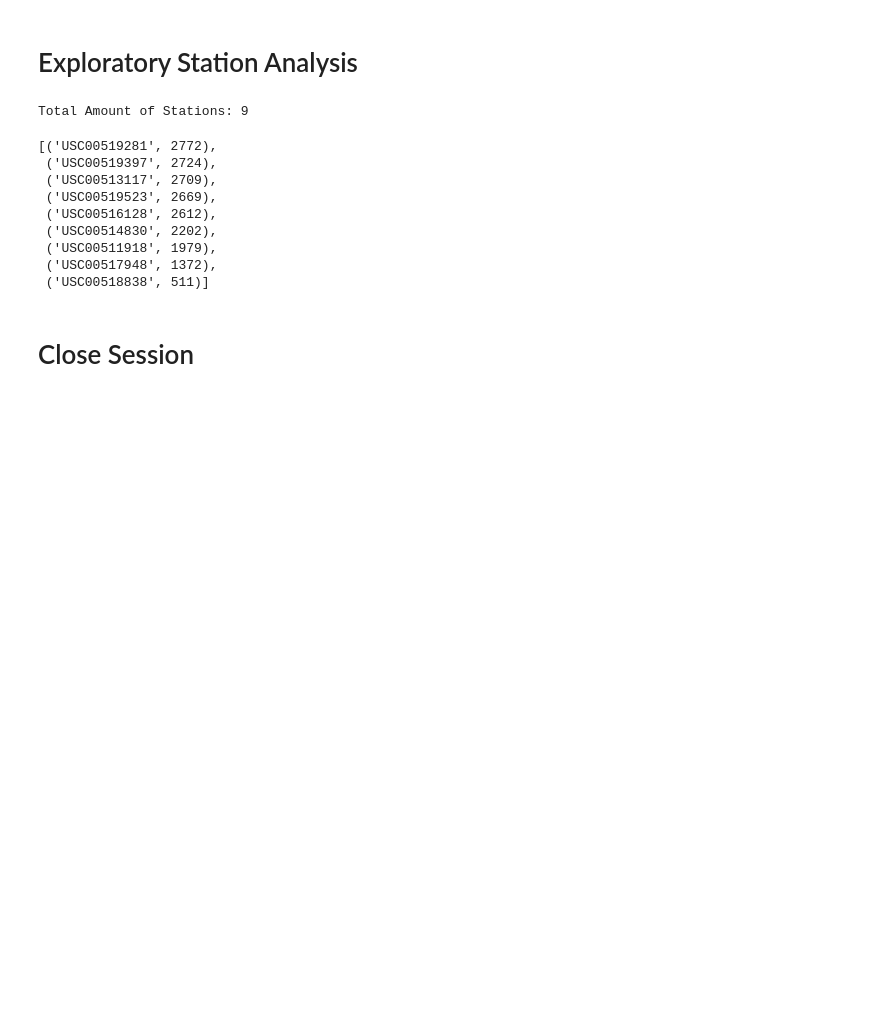
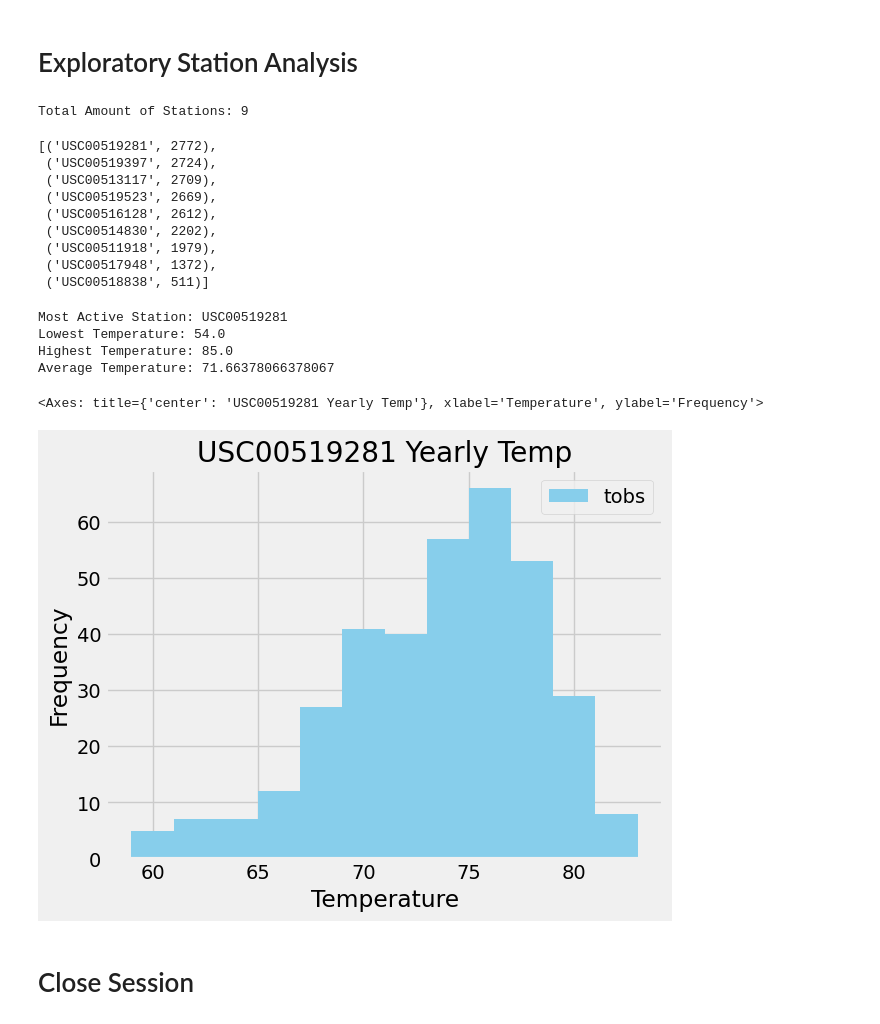
Before and after one commit to jazzy-github222/sqlalchemy_climate, a Jupyter notebook: Hawaii/climate_starter.ipynb, the cells around one changed output. Cells and saved outputs as stored; diff of their text form; code cells hidden in the pictures; blank space fills up the shorter version.

```diff
--- a/Hawaii/climate_starter.ipynb
+++ b/Hawaii/climate_starter.ipynb
@@ -117,3 +109,50 @@ active_stations
+# %%
+# Using the most active station id from the previous query, calculate the lowest, highest, and average temperature.
+most_active = active_stations[0][0]
+
+# Create a subquery for temperature
+subquery = Session.query(
+    func.min(measurement.tobs),
+    func.max(measurement.tobs),
+    func.avg(measurement.tobs)
+).filter(
+    measurement.station == most_active
+).all()
+
+lowest_temp, highest_temp, avg_temp = subquery[0]
+
+# Print the output
+print(f"Most Active Station: {most_active}")
+print(f"Lowest Temperature: {lowest_temp}")
+print(f"Highest Temperature: {highest_temp}")
+print(f"Average Temperature: {avg_temp}")
+# %% [output]
+Most Active Station: USC00519281
+Lowest Temperature: 54.0
+Highest Temperature: 85.0
+Average Temperature: 71.66378066378067
+# %%
+# Using the most active station id
+# Query the last 12 months of temperature observation data for this station and plot the results as a histogram
+
+# First find the most active id
+most_active_station_id = active_stations[0][0]
+
+# Get all the data for temp in the past year
+past_year_data = Session.query(measurement.date, measurement.tobs).filter(measurement.date >= prev_year).all()
+
+# Temp based on USC00519281
+temperature_data = Session.query(measurement.tobs).filter(
+    measurement.station == most_active_station_id,
+    measurement.date >= prev_year).all()
+
+# Create a DataFrame from the query result
+temp_df = pd.DataFrame(temperature_data, columns=['tobs'])
+
+temp_df.plot.hist(bins=12, color='skyblue', legend='tobs', xlabel="Temperature", title="USC00519281 Yearly Temp")
+# %% [output]
+<Axes: title={'center': 'USC00519281 Yearly Temp'}, xlabel='Temperature', ylabel='Frequency'>
+[figure, added]
 # %% [markdown]
 # Close Session
 # %%
```
Also changed, not shown: parts of 5 cells of this notebook.
